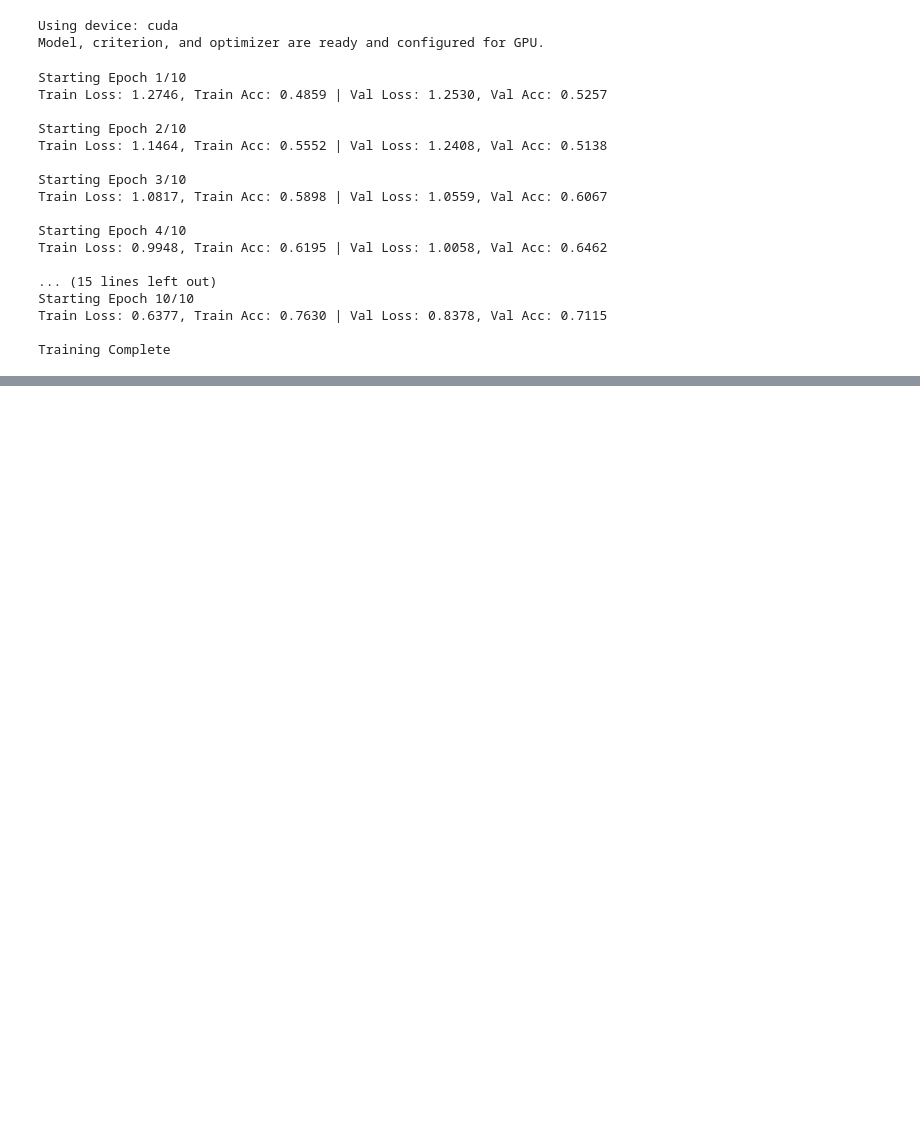
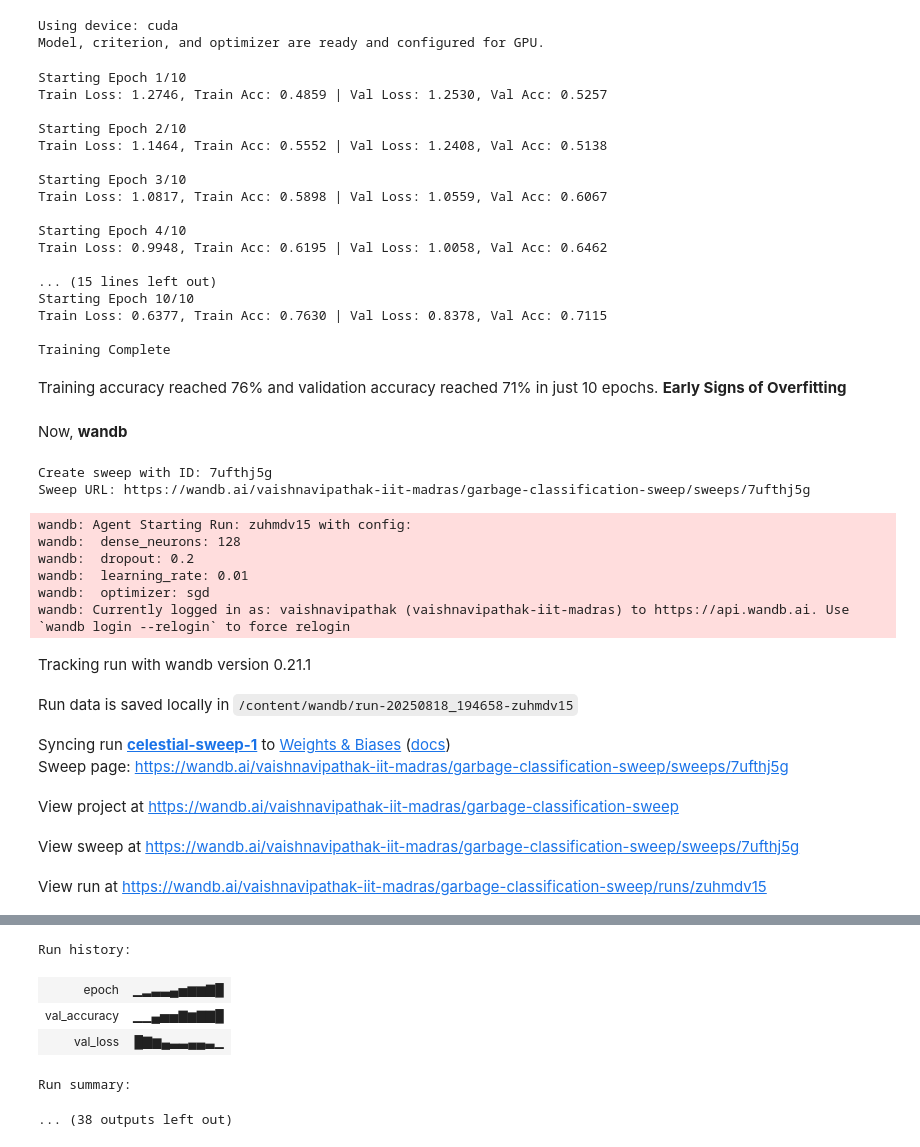
Before and after one commit to vaishnavipathak/garbage-classification-cnn, a Jupyter notebook: cnn_garbage.ipynb, the cells around one changed output, grey strips where cells are left out. Drawn from its saved outputs; the diff is of its cells as text; code cells hidden in the pictures; blank space fills up the shorter version.

```diff
--- a/cnn_garbage.ipynb
+++ b/cnn_garbage.ipynb
@@ -271,3 +271,29 @@ Starting Epoch 10/10
 Train Loss: 0.6377, Train Acc: 0.7630 | Val Loss: 0.8378, Val Acc: 0.7115
 
 Training Complete
+# %% [markdown]
+Training accuracy reached 76% and validation accuracy reached 71% in just 10 epochs. **Early Signs of Overfitting**
+# %% [markdown]
+Now, **wandb**
+# %%
+sweep_config = {
+    'method': 'bayes',
+    'metric': {
+      'name': 'val_accuracy',
+      'goal': 'maximize'
+    },
+    'parameters': {
+        'optimizer': {
+            'values': ['adam', 'sgd']
+        },
+        'learning_rate': {
+            'values': [0.01, 0.001, 0.0001]
+        },
+        'dense_neurons': {
+            'values': [128, 256, 512]
+        },
+        'dropout': {
+            'values': [0.2, 0.3, 0.5]
+        }
+    }
+}
@@ -273,0 +353,23 @@ Training Complete
+# %%
+# Initialize the sweep
+sweep_id = wandb.sweep(sweep_config, project="garbage-classification-sweep")
+
+# Start the agent
+# The agent will run the 'train' function 15 times with different hyperparameters.
+wandb.agent(sweep_id, function=train, count=15)
+# %% [output]
+Create sweep with ID: 7ufthj5g
+Sweep URL: https://wandb.ai/vaishnavipathak-iit-madras/garbage-classification-sweep/sweeps/7ufthj5g
+wandb: Agent Starting Run: zuhmdv15 with config:
+wandb:  dense_neurons: 128
+wandb:  dropout: 0.2
+wandb:  learning_rate: 0.01
+wandb:  optimizer: sgd
+wandb: Currently logged in as: vaishnavipathak (vaishnavipathak-iit-madras) to https://api.wandb.ai. Use `wandb login --relogin` to force relogin
+Tracking run with wandb version 0.21.1
+Run data is saved locally in /content/wandb/run-20250818_194658-zuhmdv15
+Syncing run celestial-sweep-1 to Weights & Biases (docs)
+Sweep page: https://wandb.ai/vaishnavipathak-iit-madras/garbage-classification-sweep/sweeps/7ufthj5g
+View project at https://wandb.ai/vaishnavipathak-iit-madras/garbage-classification-sweep
+View sweep at https://wandb.ai/vaishnavipathak-iit-madras/garbage-classification-sweep/sweeps/7ufthj5g
+View run at https://wandb.ai/vaishnavipathak-iit-madras/garbage-classification-sweep/runs/zuhmdv15
@@ -273,0 +377,6 @@ Training Complete
+Run history:
+| epoch | ▁▂▃▃▄▅▆▆▇█ |
+| val_accuracy | ▁▁▄▅▅▇▆▇▇█ |
+| val_loss | █▇▆▄▃▃▄▄▃▁ |
+Run summary:
+... (38 outputs left out)
```
Also changed, not shown: parts of 2 cells of this notebook.
